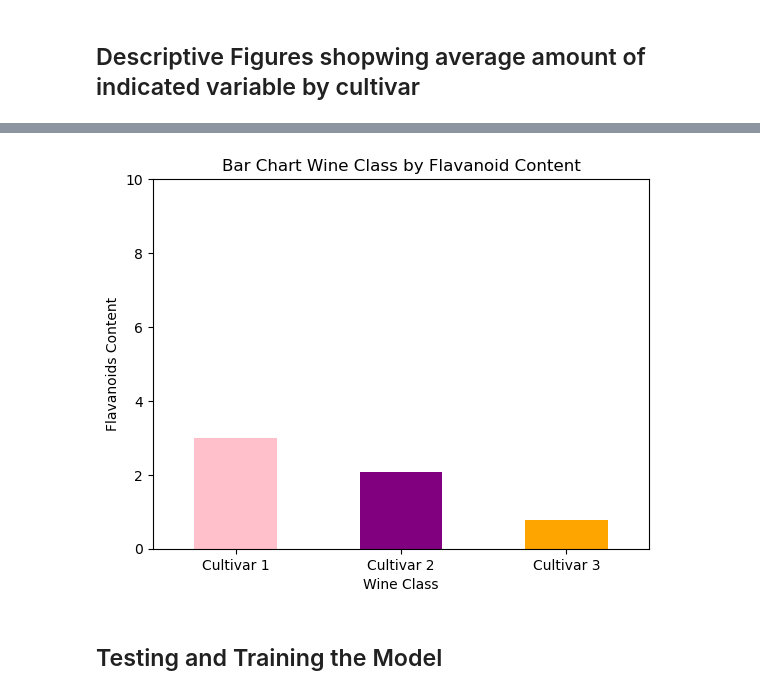
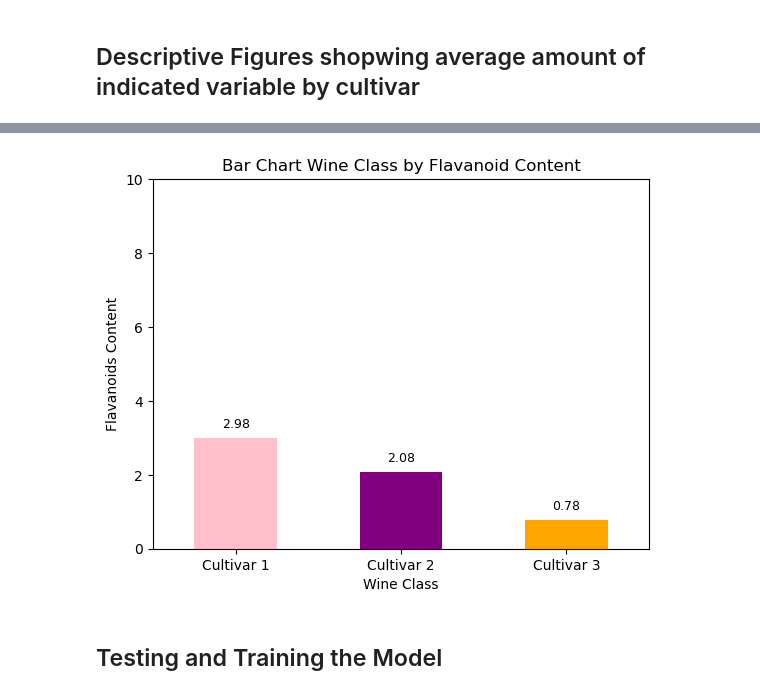
Before and after one commit to raolson83/Final_Bootcamp_Project, a Jupyter notebook: KNN_Model_Jack.ipynb, the cells around one changed output, grey strips where cells are left out. Saved outputs shown, nothing was run; the diff lists cells and outputs as text; code cells hidden in the pictures.

```diff
--- a/KNN_Model_Jack.ipynb
+++ b/KNN_Model_Jack.ipynb
@@ -99,11 +102,8 @@ class_averages.head()
 ## Descriptive Figures shopwing average amount of indicated variable by cultivar
 # %%
 # Descriptive figure showing avg. magnesium content of each cultivar
-# Define colors for bars
-colors = ['pink', 'purple', 'orange']
-
 # Plot the bar chart for Class by Magnesium content
-class_averages.plot(x='target', y='magnesium', kind='bar', color=colors, legend=None)
+ax = class_averages.plot(x='target', y='magnesium', kind='bar', color=colors, legend=None)
 
 # Add labels and title
 plt.xlabel('Wine Class')
@@ -112,6 +112,10 @@ plt.title('Bar Chart Wine Class by Magnesium Content')
 plt.ylim(0, 200)  # Adjust the y-axis limits as needed
 plt.xticks(rotation=0)  # Rotate x-axis labels if needed
 
+# Add total magnesium content above each bar
+for i, value in enumerate(class_averages['magnesium']):
+    ax.text(i, value + 10, f'{value:.2f}', ha='center', va='bottom', fontsize=9)
+
 # Show the plot
 plt.show()
 # %% [output]
@@ -122,7 +126,7 @@ plt.show()
 colors = ['pink', 'purple', 'orange']
 
 # Plot the bar chart for Class by Total Phenols content
-class_averages.plot(x='target', y='total_phenols', kind='bar', color=colors, legend=None)
+ax = class_averages.plot(x='target', y='total_phenols', kind='bar', color=colors, legend=None)
 
 # Add labels and title
 plt.xlabel('Wine Class')
@@ -131,6 +135,10 @@ plt.title('Bar Chart Wine Class by Total Phenols Content')
 plt.ylim(0, 10)  # Adjust the y-axis limits as needed
 plt.xticks(rotation=0)  # Rotate x-axis labels if needed
 
+# Add total phenols content above each bar
+for i, value in enumerate(class_averages['total_phenols']):
+    ax.text(i, value + 0.2, f'{value:.2f}', ha='center', va='bottom', fontsize=9)
+
 # Show the plot
 plt.show()
 # %% [output]
@@ -138,21 +146,26 @@ plt.show()
 # %%
 # Descriptive figure showing avg. flavanoid content of each cultivar
+# Define colors for bars
 colors = ['pink', 'purple', 'orange']
 
 # Plot the bar chart for Class by Flavanoids content
-class_averages.plot(x='target', y='flavanoids', kind='bar', color=colors, legend=None)
+ax = class_averages.plot(x='target', y='flavanoids', kind='bar', color=colors, legend=None)
 
 # Add labels and title
 plt.xlabel('Wine Class')
 plt.ylabel('Flavanoids Content')
 plt.title('Bar Chart Wine Class by Flavanoid Content')
 plt.ylim(0, 10)  # Adjust the y-axis limits as needed
 plt.xticks(rotation=0)  # Rotate x-axis labels if needed
 
+# Add flavonoids content above each bar
+for i, value in enumerate(class_averages['flavanoids']):
+    ax.text(i, value + 0.2, f'{value:.2f}', ha='center', va='bottom', fontsize=9)
+
 # Show the plot
 plt.show()
 # %% [output]
-[figure, old version]
+[figure, new version]
 # %% [markdown]
 ## Testing and Training the Model
 # %%
```
Also changed, not shown: parts of 20 cells of this notebook.
